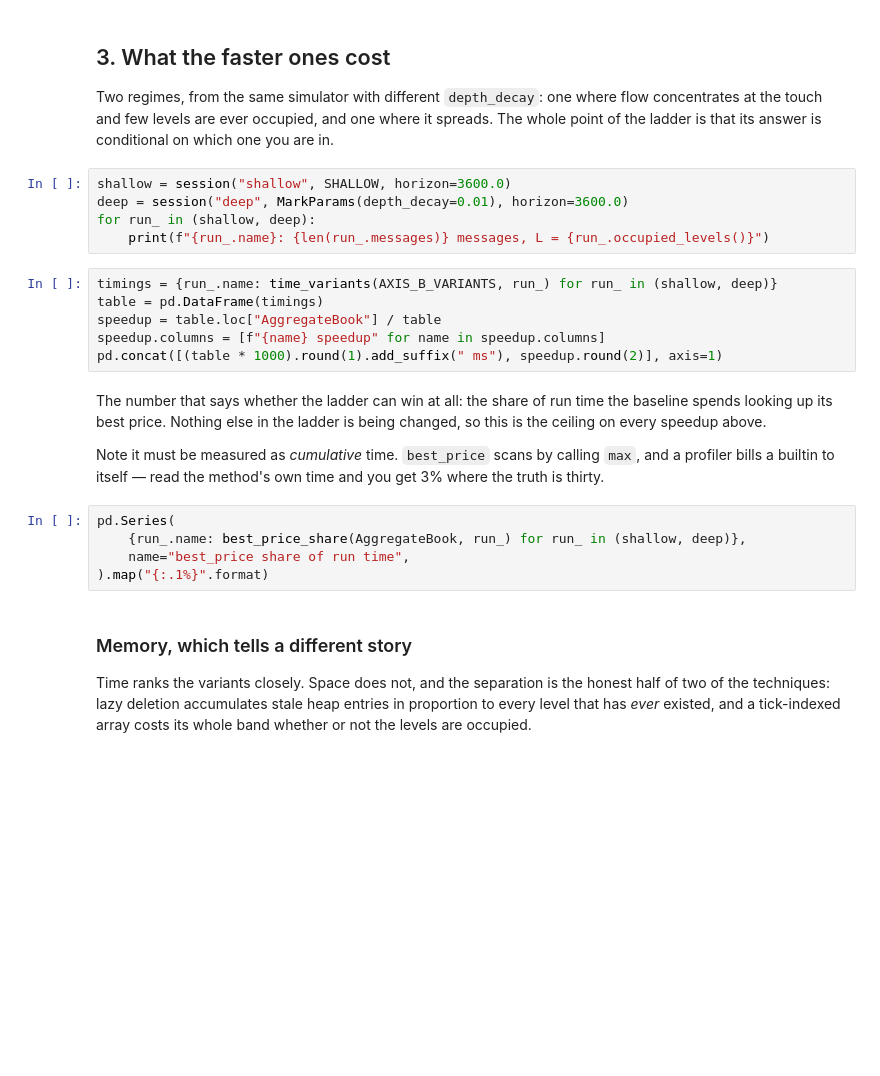
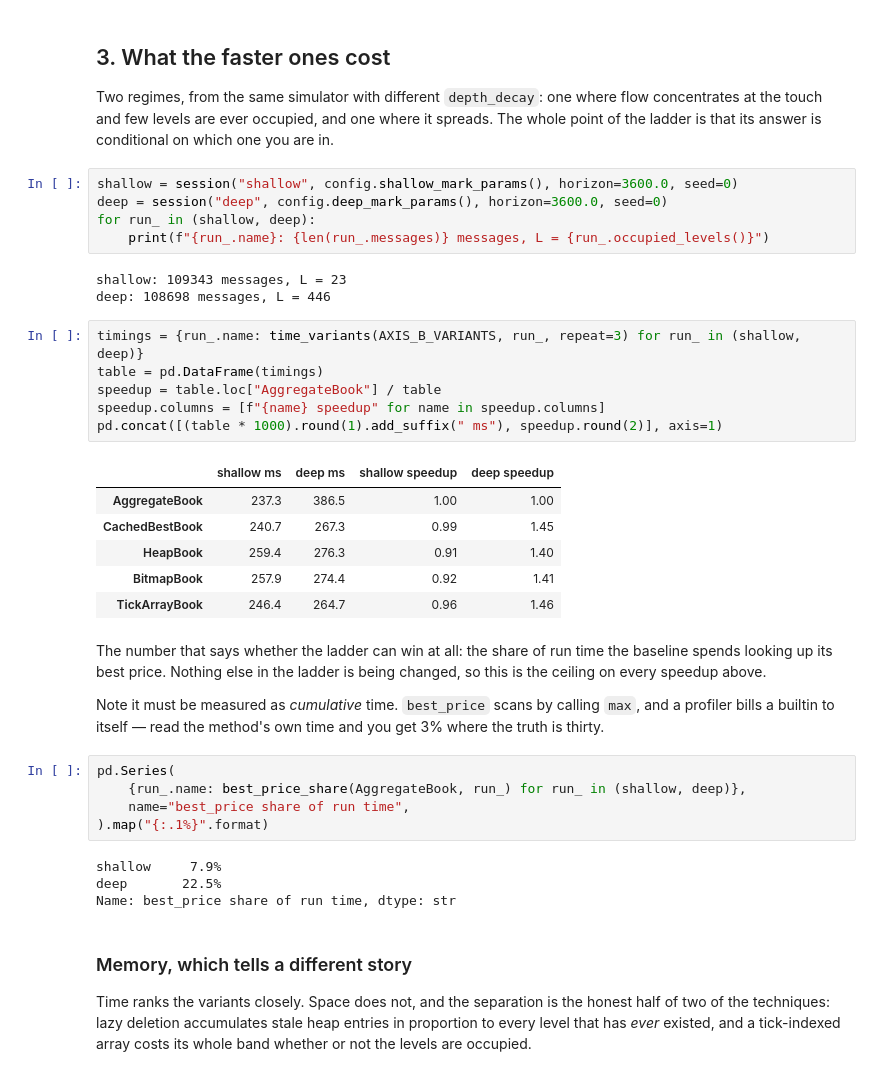
Before and after one commit to claudio-ICL/unito26, a Jupyter notebook: notebooks/aggregate-book.ipynb, the cells around one changed output. Cells and saved outputs as stored; diff of their text form; blank space fills up the shorter version.

Commit message:
Simulation of market session

```diff
--- a/notebooks/aggregate-book.ipynb
+++ b/notebooks/aggregate-book.ipynb
@@ -96,16 +134,26 @@ Two regimes, from the same simulator with different `depth_decay`: one where flo
 concentrates at the touch and few levels are ever occupied, and one where it spreads.
 The whole point of the ladder is that its answer is conditional on which one you are in.
 # %%
-shallow = session("shallow", SHALLOW, horizon=3600.0)
-deep = session("deep", MarkParams(depth_decay=0.01), horizon=3600.0)
+shallow = session("shallow", config.shallow_mark_params(), horizon=3600.0, seed=0)
+deep = session("deep", config.deep_mark_params(), horizon=3600.0, seed=0)
 for run_ in (shallow, deep):
     print(f"{run_.name}: {len(run_.messages)} messages, L = {run_.occupied_levels()}")
+# %% [output]
+shallow: 109343 messages, L = 23
+deep: 108698 messages, L = 446
 # %%
-timings = {run_.name: time_variants(AXIS_B_VARIANTS, run_) for run_ in (shallow, deep)}
+timings = {run_.name: time_variants(AXIS_B_VARIANTS, run_, repeat=3) for run_ in (shallow, deep)}
 table = pd.DataFrame(timings)
 speedup = table.loc["AggregateBook"] / table
 speedup.columns = [f"{name} speedup" for name in speedup.columns]
 pd.concat([(table * 1000).round(1).add_suffix(" ms"), speedup.round(2)], axis=1)
+# %% [output]
+|  | shallow ms | deep ms | shallow speedup | deep speedup |
+| AggregateBook | 237.3 | 386.5 | 1.00 | 1.00 |
+| CachedBestBook | 240.7 | 267.3 | 0.99 | 1.45 |
+| HeapBook | 259.4 | 276.3 | 0.91 | 1.40 |
+| BitmapBook | 257.9 | 274.4 | 0.92 | 1.41 |
+| TickArrayBook | 246.4 | 264.7 | 0.96 | 1.46 |
 # %% [markdown]
 The number that says whether the ladder can win at all: the share of run time the
 baseline spends looking up its best price. Nothing else in the ladder is being changed,
@@ -119,6 +167,10 @@ pd.Series(
     {run_.name: best_price_share(AggregateBook, run_) for run_ in (shallow, deep)},
     name="best_price share of run time",
 ).map("{:.1%}".format)
+# %% [output]
+shallow     7.9%
+deep       22.5%
+Name: best_price share of run time, dtype: str
 # %% [markdown]
 ### Memory, which tells a different story
 
```
Also changed, not shown: parts of 6 cells of this notebook, 28 other files.
